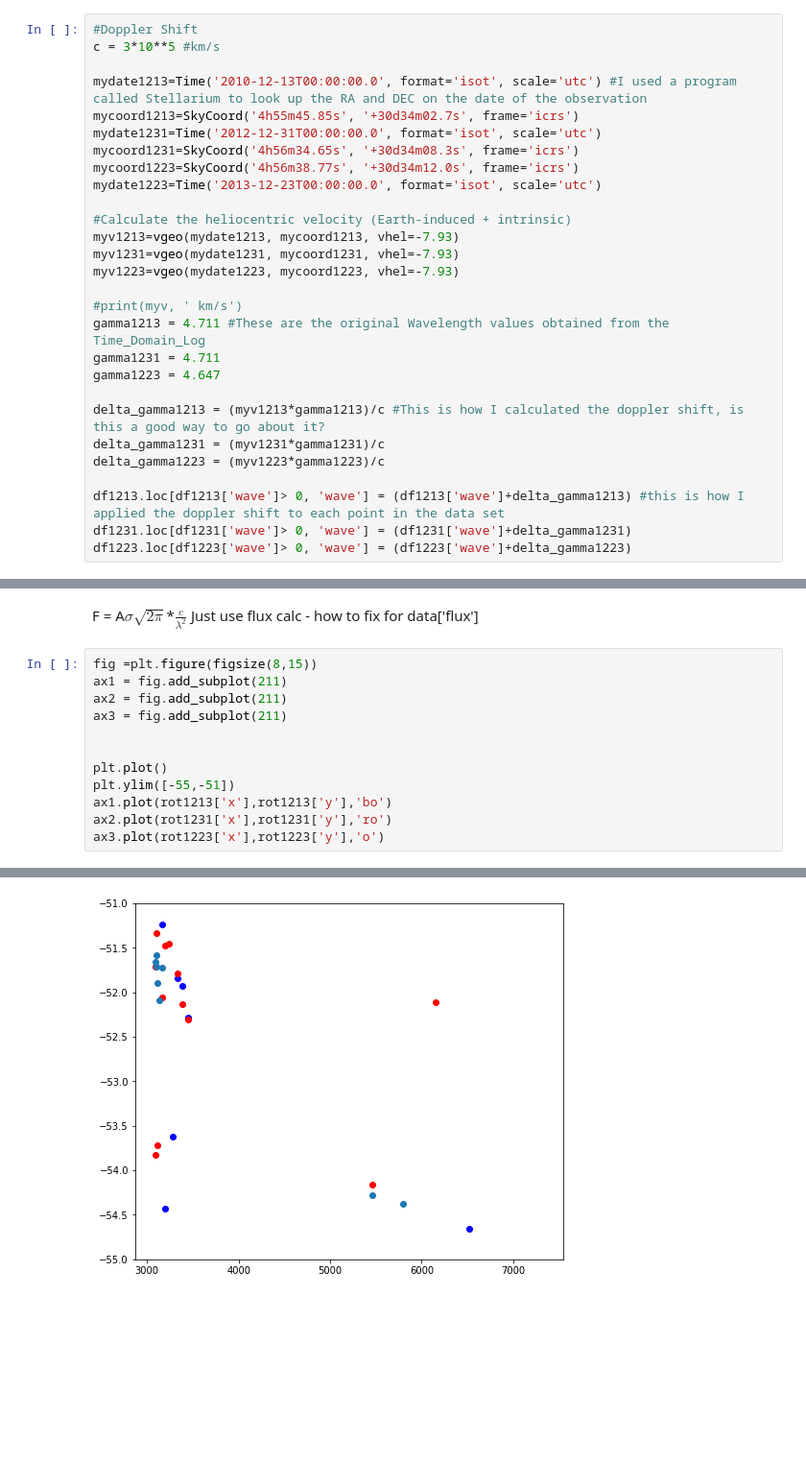
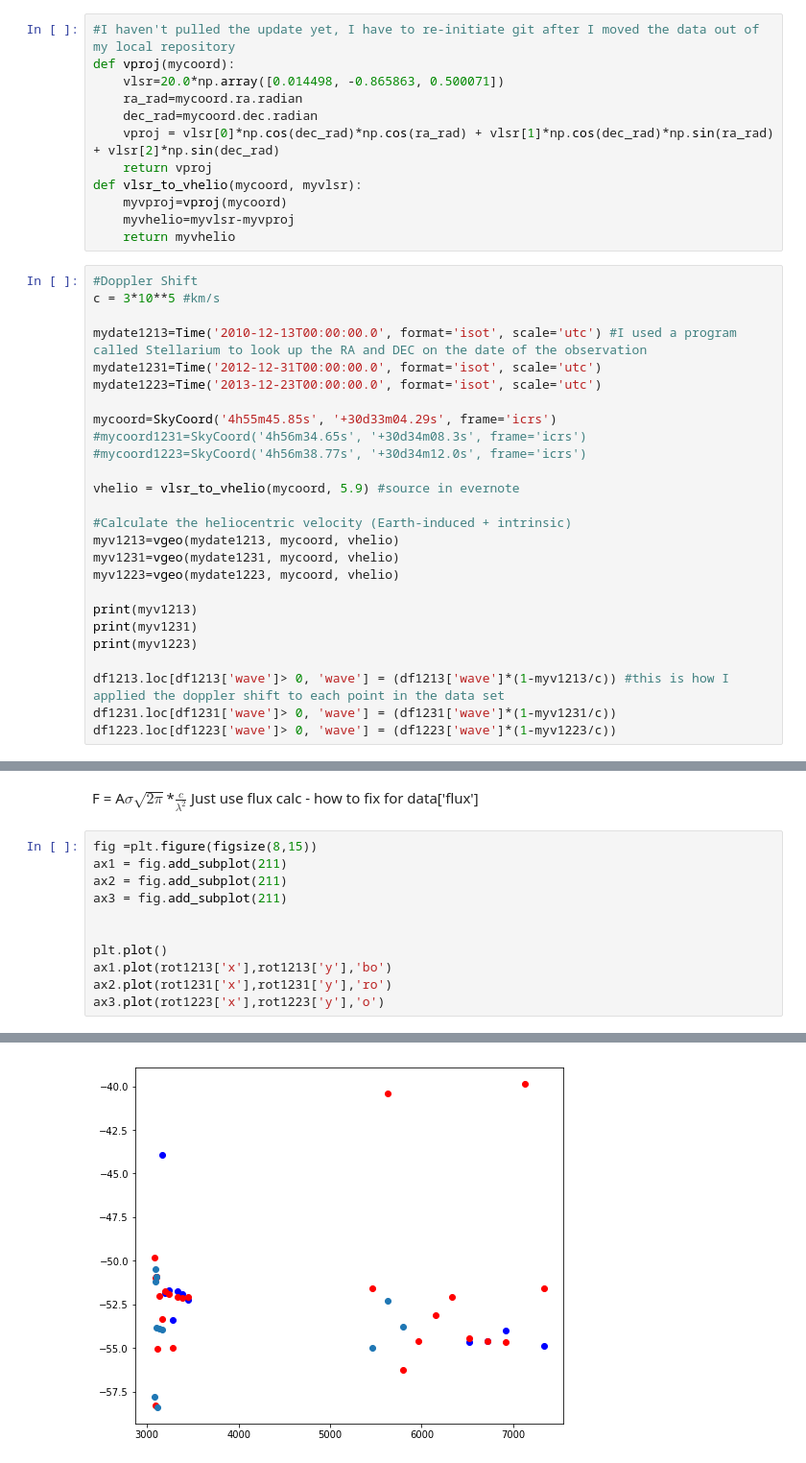
Before and after one commit to hanmars1822/summer_research, a Jupyter notebook: abaur_corrected_plots.ipynb, the cells around one changed output, grey strips where cells are left out. Shown at 96% size. Saved outputs shown, nothing was run; the diff lists cells and outputs as text; blank space fills up the shorter version.

```diff
--- a/abaur_corrected_plots.ipynb
+++ b/abaur_corrected_plots.ipynb
@@ -55,28 +55,38 @@ $\Delta$$\gamma$ = (v*$\gamma$)/c
+# %%
+#I haven't pulled the update yet, I have to re-initiate git after I moved the data out of my local repository
+def vproj(mycoord):
+    vlsr=20.0*np.array([0.014498, -0.865863, 0.500071])
+    ra_rad=mycoord.ra.radian
+    dec_rad=mycoord.dec.radian
+    vproj = vlsr[0]*np.cos(dec_rad)*np.cos(ra_rad) + vlsr[1]*np.cos(dec_rad)*np.sin(ra_rad) + vlsr[2]*np.sin(dec_rad)
+    return vproj
+def vlsr_to_vhelio(mycoord, myvlsr):
+    myvproj=vproj(mycoord)
+    myvhelio=myvlsr-myvproj
+    return myvhelio
 # %%
 #Doppler Shift
 c = 3*10**5 #km/s
 
 mydate1213=Time('2010-12-13T00:00:00.0', format='isot', scale='utc') #I used a program called Stellarium to look up the RA and DEC on the date of the observation
-mycoord1213=SkyCoord('4h55m45.85s', '+30d34m02.7s', frame='icrs')
 mydate1231=Time('2012-12-31T00:00:00.0', format='isot', scale='utc')
-mycoord1231=SkyCoord('4h56m34.65s', '+30d34m08.3s', frame='icrs')
-mycoord1223=SkyCoord('4h56m38.77s', '+30d34m12.0s', frame='icrs')
 mydate1223=Time('2013-12-23T00:00:00.0', format='isot', scale='utc')
 
+mycoord=SkyCoord('4h55m45.85s', '+30d33m04.29s', frame='icrs')
+#mycoord1231=SkyCoord('4h56m34.65s', '+30d34m08.3s', frame='icrs')
+#mycoord1223=SkyCoord('4h56m38.77s', '+30d34m12.0s', frame='icrs')
+
+vhelio = vlsr_to_vhelio(mycoord, 5.9) #source in evernote
+
 #Calculate the heliocentric velocity (Earth-induced + intrinsic)
-myv1213=vgeo(mydate1213, mycoord1213, vhel=-7.93)
-myv1231=vgeo(mydate1231, mycoord1231, vhel=-7.93)
-myv1223=vgeo(mydate1223, mycoord1223, vhel=-7.93)
+myv1213=vgeo(mydate1213, mycoord, vhelio)
+myv1231=vgeo(mydate1231, mycoord, vhelio)
+myv1223=vgeo(mydate1223, mycoord, vhelio)
 
-#print(myv, ' km/s')
-gamma1213 = 4.711 #These are the original Wavelength values obtained from the Time_Domain_Log
-gamma1231 = 4.711
-gamma1223 = 4.647
+print(myv1213)
+print(myv1231)
+print(myv1223)
 
-delta_gamma1213 = (myv1213*gamma1213)/c #This is how I calculated the doppler shift, is this a good way to go about it?
-delta_gamma1231 = (myv1231*gamma1231)/c
-delta_gamma1223 = (myv1223*gamma1223)/c
-
-df1213.loc[df1213['wave']> 0, 'wave'] = (df1213['wave']+delta_gamma1213) #this is how I applied the doppler shift to each point in the data set
-df1231.loc[df1231['wave']> 0, 'wave'] = (df1231['wave']+delta_gamma1231)
-df1223.loc[df1223['wave']> 0, 'wave'] = (df1223['wave']+delta_gamma1223)
+df1213.loc[df1213['wave']> 0, 'wave'] = (df1213['wave']*(1-myv1213/c)) #this is how I applied the doppler shift to each point in the data set
+df1231.loc[df1231['wave']> 0, 'wave'] = (df1231['wave']*(1-myv1231/c))
+df1223.loc[df1223['wave']> 0, 'wave'] = (df1223['wave']*(1-myv1223/c))
@@ -438,15 +505,14 @@ F = A*$\sigma$*$\sqrt{2\pi}$*$\frac{c}{\lambda^2}$      Just use flux calc - how
 # %%
 fig =plt.figure(figsize(8,15))
 ax1 = fig.add_subplot(211)
 ax2 = fig.add_subplot(211)
 ax3 = fig.add_subplot(211)
 
 
 plt.plot()
-plt.ylim([-55,-51])
 ax1.plot(rot1213['x'],rot1213['y'],'bo')
 ax2.plot(rot1231['x'],rot1231['y'],'ro')
 ax3.plot(rot1223['x'],rot1223['y'],'o')
 # %% [output]
 [<matplotlib.lines.Line2D at 0x...>]
-[figure, old version]
+[figure, new version]
```
Also changed, not shown: parts of 15 cells of this notebook, 2 other files.
